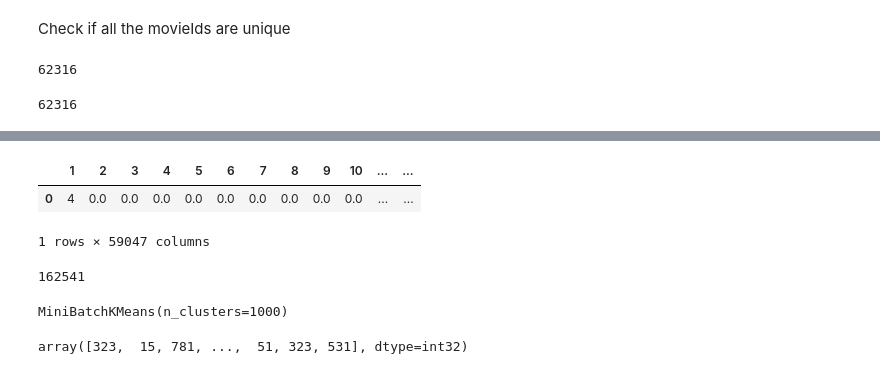
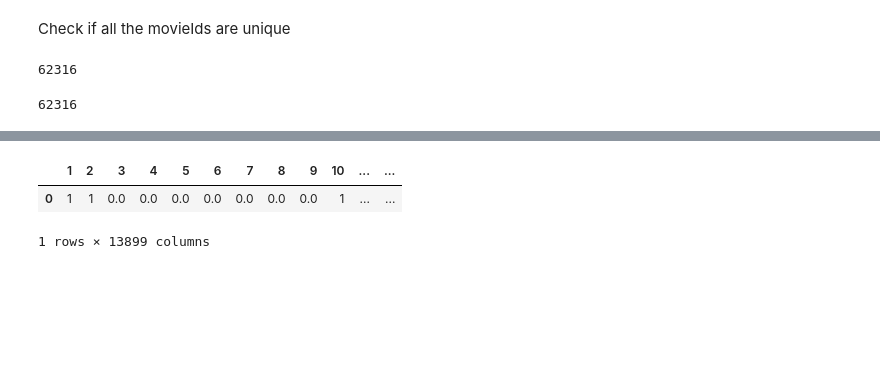
Before and after one commit to joaquim-oliveira-neto/rogue, a Jupyter notebook: notebooks/joaquim-exploration.ipynb, the cells around one changed output, grey strips where cells are left out. Cells and saved outputs as stored; diff of their text form; code cells hidden in the pictures; blank space fills up the shorter version.

```diff
--- a/notebooks/joaquim-exploration.ipynb
+++ b/notebooks/joaquim-exploration.ipynb
@@ -505,13 +524,11 @@ len(movies.movieId.unique())
 from scipy.sparse import csr_matrix
 from pandas.api.types import CategoricalDtype
 
-movie_c = CategoricalDtype(sorted(ratings.movieId.unique()), ordered=True)
-user_c = CategoricalDtype(sorted(ratings.userId.unique()), ordered=True)
+movie_c = CategoricalDtype(sorted(ratings_l35.movieId.unique()), ordered=True)
+user_c = CategoricalDtype(sorted(ratings_l35.userId.unique()), ordered=True)
 
-row = ratings.userId.astype(user_c).cat.codes
-col = ratings.movieId.astype(movie_c).cat.codes
+row = ratings_l35.userId.astype(user_c).cat.codes
+col = ratings_l35.movieId.astype(movie_c).cat.codes
 
-sparse_matrix = csr_matrix((ratings["rating"], (row, col)), \
+sparse_matrix = csr_matrix((ratings_l35["rating"], (row, col)), \
                            shape=(user_c.categories.size, movie_c.categories.size))
-
-df = pd.DataFrame.sparse.from_spmatrix(sparse_matrix, index=user_c.categories, columns=movie_c.categories)
@@ -534,23 +566,39 @@ df
+# %%
+new_user = pd.DataFrame([np.zeros(len(movie_c.categories))], columns=movie_c.categories)
+# Toy Story (1995)
+new_user[1] = 1
+# Jumanji (1995)
+new_user[2] = 1
+# Goldeneye
+new_user[10] = 1
+# Dark Knight
+new_user[58559] = 1
+# Lord of the rings
+new_user[4993] = 1
+# Memento
+new_user[4226] = 1
+# Kingsmen
+new_user[119145] = 1
+# Midnight in paris
+new_user[86882] = 1
+# Mule
+new_user[195921] = 1
+# 50 Shades
+new_user[168712] = 5
+# X-Men
+new_user[3793] = 5
+# Into the wild
+new_user[55247] = 1
+new_user
+# %% [output]
+|  | 1 | 2 | 3 | 4 | 5 | 6 | 7 | 8 | 9 | 10 | ... | ... |
+| 0 | 1 | 1 | 0.0 | 0.0 | 0.0 | 0.0 | 0.0 | 0.0 | 0.0 | 1 | ... | ... |
+1 rows × 13899 columns
 # %%
-new_user = pd.DataFrame([np.zeros(len(movie_c.categories))], columns=movie_c.categories)
-new_user[1] = 4
-new_user
+def make_user(movieId, rating):
+    acc = 0
+    new_user = pd.DataFrame([np.zeros(13899)], columns=movie_c.categories)
+    for id in movieId:
+        new_user[id] = rating[acc]
+        acc += 1
+    return new_user
-# %% [output]
-|  | 1 | 2 | 3 | 4 | 5 | 6 | 7 | 8 | 9 | 10 | ... | ... |
-| 0 | 4 | 0.0 | 0.0 | 0.0 | 0.0 | 0.0 | 0.0 | 0.0 | 0.0 | 0.0 | ... | ... |
-1 rows × 59047 columns
-# %%
-df.index.nunique()
-# %% [output]
-162541
-# %%
-from sklearn.cluster import MiniBatchKMeans, KMeans
-
-mbkm = MiniBatchKMeans(n_clusters=1000)
-mbkm.fit(sparse_matrix)
-# %% [output]
-MiniBatchKMeans(n_clusters=1000)
-# %%
-mbkm.labels_
-# %% [output]
-array([323,  15, 781, ...,  51, 323, 531], dtype=int32)
```
Also changed, not shown: parts of 27 cells of this notebook.
